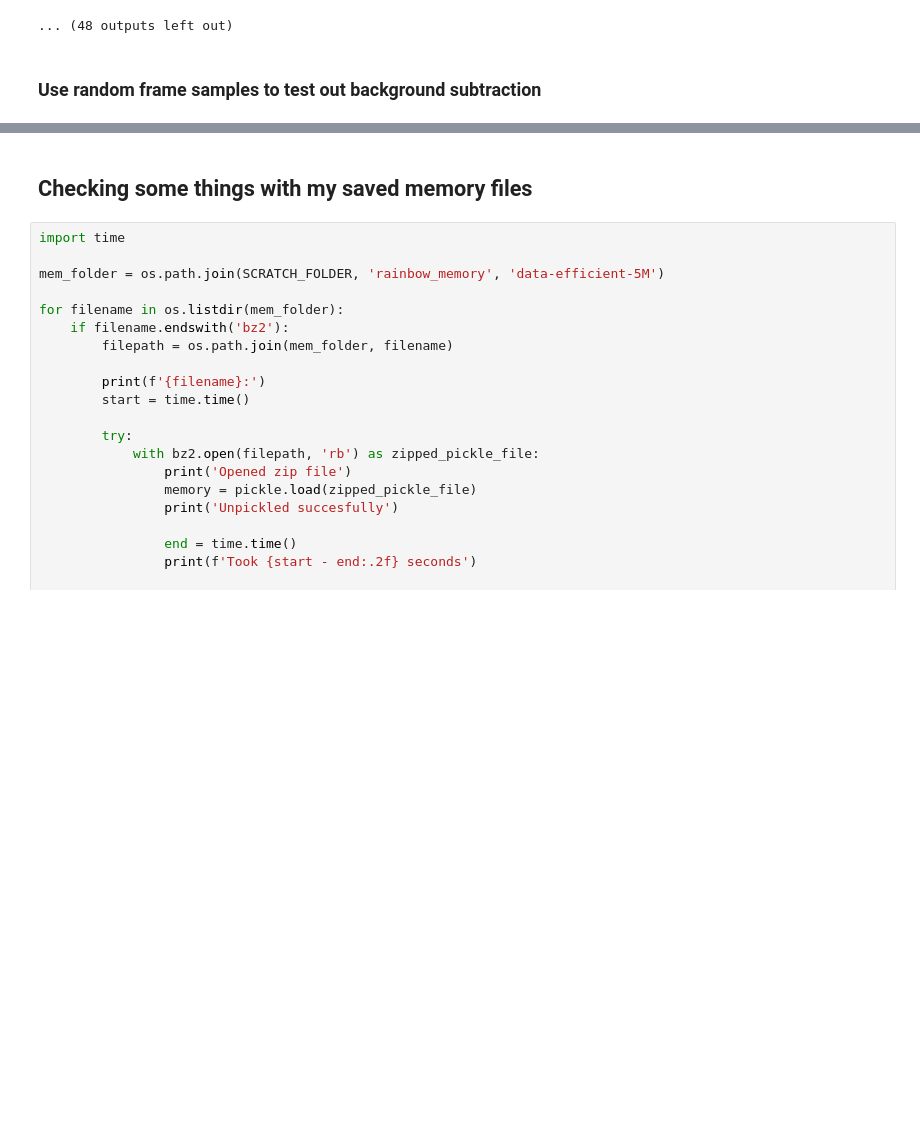
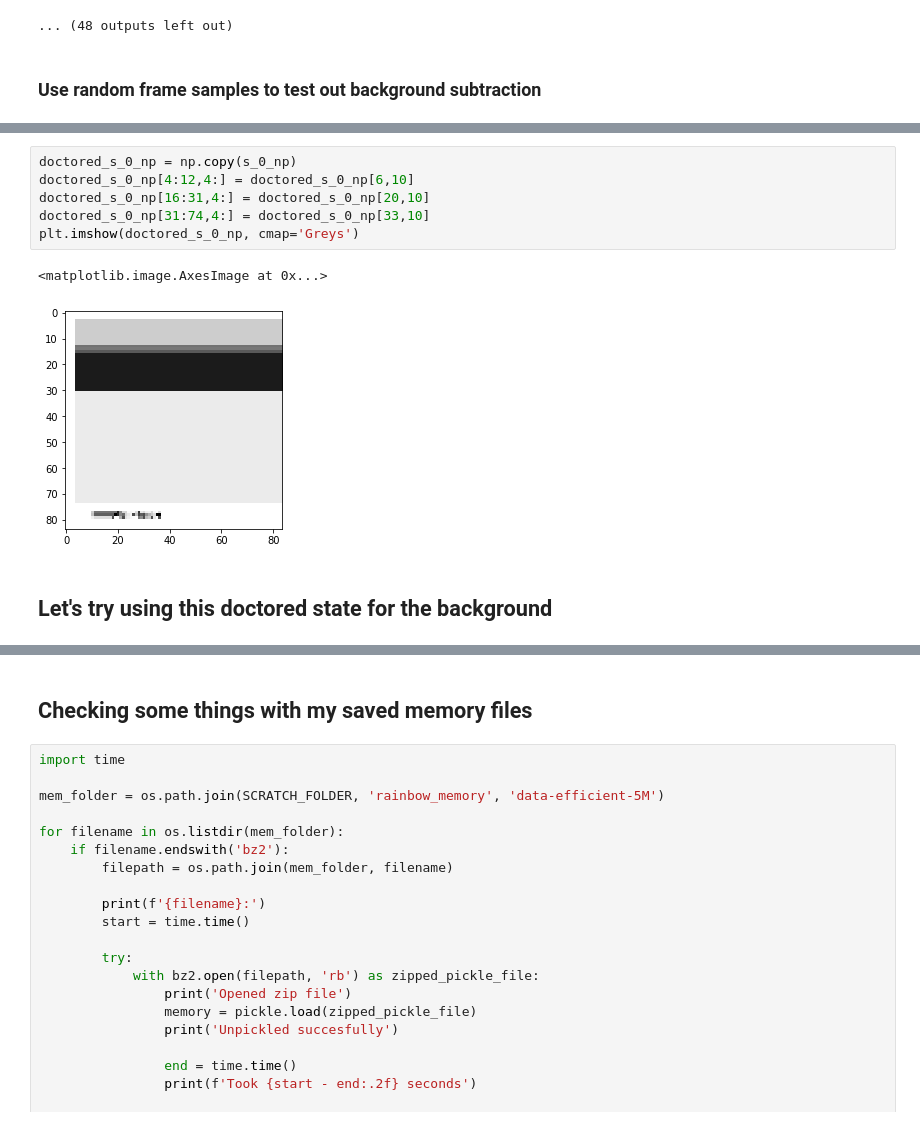
Before and after one commit to guydav/Rainbow, a Jupyter notebook: notebooks/open_cv_tests.ipynb, the cells around one changed output, grey strips where cells are left out. Cells and saved outputs as stored; diff of their text form; blank space fills up the shorter version.

```diff
--- a/notebooks/open_cv_tests.ipynb
+++ b/notebooks/open_cv_tests.ipynb
@@ -208 +220,12 @@ for _ in range(30):
+# %%
+doctored_s_0_np = np.copy(s_0_np)
+doctored_s_0_np[4:12,4:] = doctored_s_0_np[6,10]
+doctored_s_0_np[16:31,4:] = doctored_s_0_np[20,10]
+doctored_s_0_np[31:74,4:] = doctored_s_0_np[33,10]
+plt.imshow(doctored_s_0_np, cmap='Greys')
+# %% [output]
+<matplotlib.image.AxesImage at 0x...>
+[figure, added]
+# %% [markdown]
+## Let's try using this doctored state for the background
 # %%
```
Also changed, not shown: parts of 8 cells of this notebook, 3 other files.
